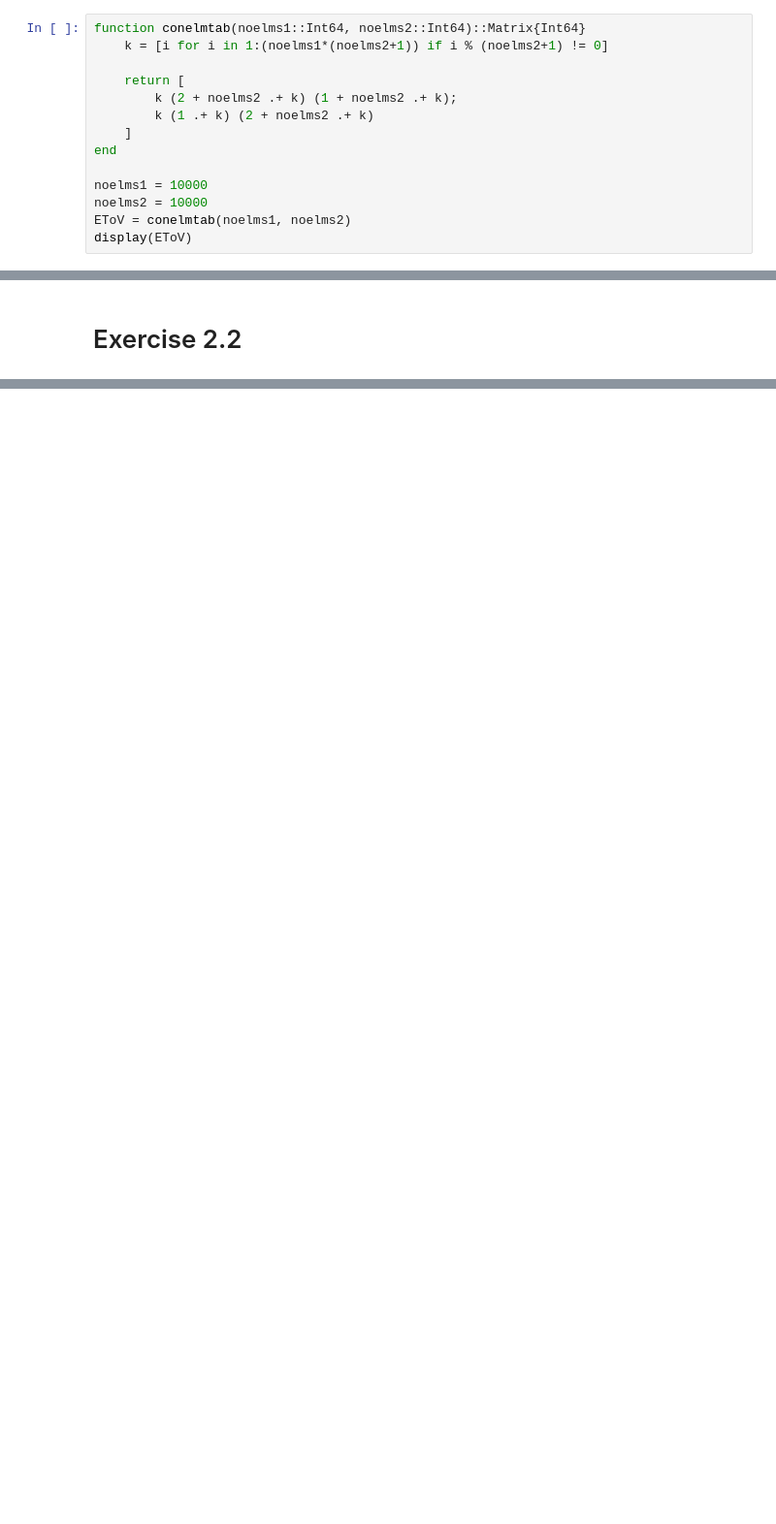
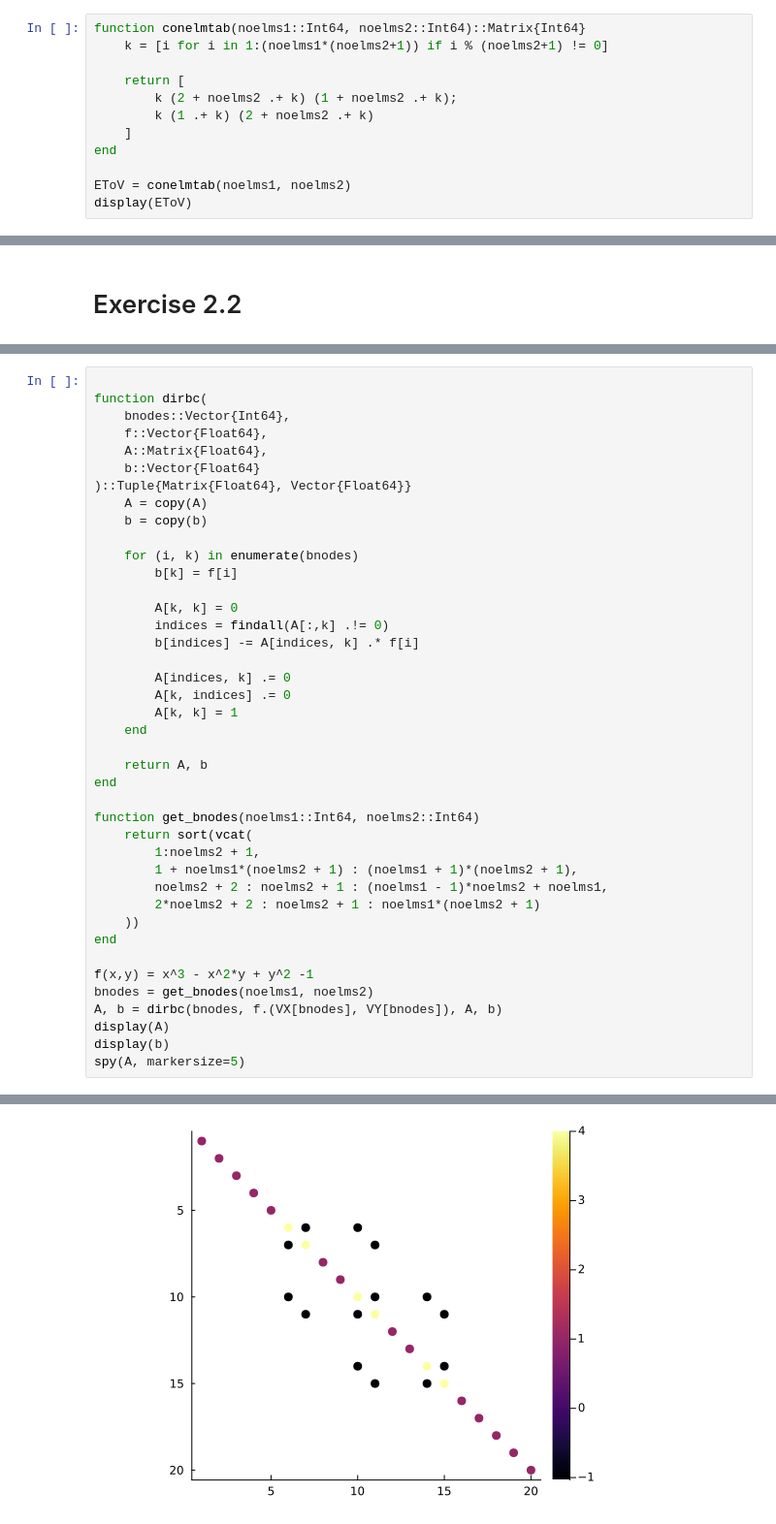
Before and after one commit to jkbch/FEM, a Jupyter notebook: week 2/Jakobs_julia_week2.ipynb, the cells around one changed output, grey strips where cells are left out. Shown at 97% size. Saved outputs shown, nothing was run; the diff lists cells and outputs as text; blank space fills up the shorter version.

```diff
--- a/week 2/Jakobs_julia_week2.ipynb
+++ b/week 2/Jakobs_julia_week2.ipynb
@@ -69,7 +73,5 @@ function conelmtab(noelms1::Int64, noelms2::Int64)::Matrix{Int64}
     ]
 end
 
-noelms1 = 10000
-noelms2 = 10000
 EToV = conelmtab(noelms1, noelms2)
 display(EToV)
@@ -77,0 +236,42 @@ display(EToV)
+# %%
+
+function dirbc(
+    bnodes::Vector{Int64},
+    f::Vector{Float64},
+    A::Matrix{Float64},
+    b::Vector{Float64}
+)::Tuple{Matrix{Float64}, Vector{Float64}}
+    A = copy(A)
+    b = copy(b)
+
+    for (i, k) in enumerate(bnodes)
+        b[k] = f[i]
+
+        A[k, k] = 0
+        indices = findall(A[:,k] .!= 0)
+        b[indices] -= A[indices, k] .* f[i]
+
+        A[indices, k] .= 0
+        A[k, indices] .= 0
+        A[k, k] = 1
+    end
+
+    return A, b
+end
+
+function get_bnodes(noelms1::Int64, noelms2::Int64)
+    return sort(vcat(
+        1:noelms2 + 1,
+        1 + noelms1*(noelms2 + 1) : (noelms1 + 1)*(noelms2 + 1),
+        noelms2 + 2 : noelms2 + 1 : (noelms1 - 1)*noelms2 + noelms1,
+        2*noelms2 + 2 : noelms2 + 1 : noelms1*(noelms2 + 1)
+    ))
+end
+
+f(x,y) = x^3 - x^2*y + y^2 -1
+bnodes = get_bnodes(noelms1, noelms2)
+A, b = dirbc(bnodes, f.(VX[bnodes], VY[bnodes]), A, b)
+display(A)
+display(b)
+spy(A, markersize=5)
+# %% [output]
@@ -77,0 +312 @@ display(EToV)
+[figure, added]
```
Also changed, not shown: parts of 12 cells of this notebook.
